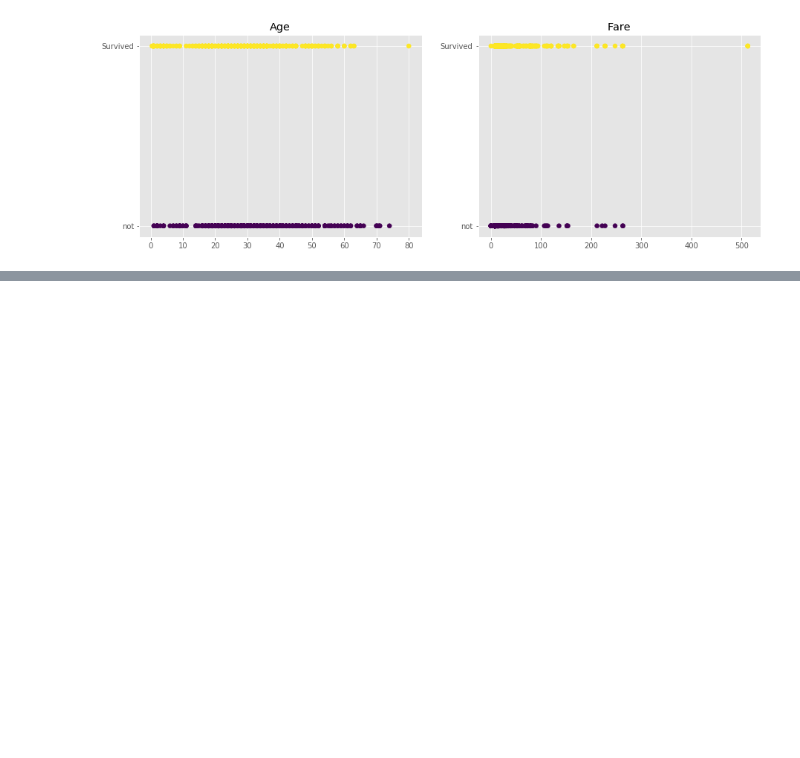
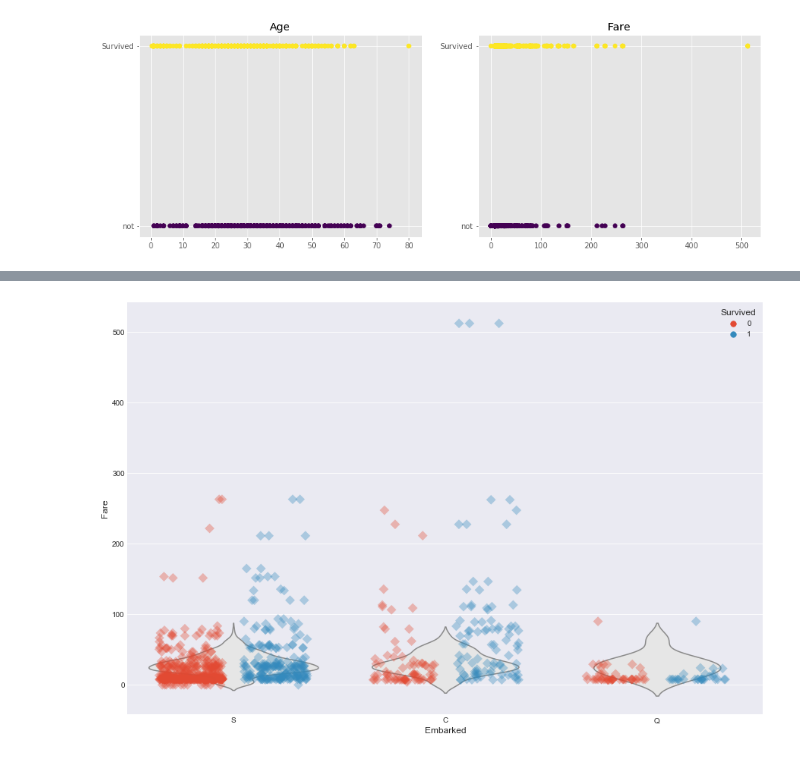
Before and after one commit to DSS-MSY/STUDY, a Jupyter notebook: EDA/titanic/Jee-hun Park EDA titanic.ipynb, the cells around one changed output, grey strips where cells are left out. Cells and saved outputs as stored; diff of their text form; code cells hidden in the pictures; blank space fills up the shorter version.

```diff
--- a/EDA/titanic/Jee-hun Park EDA titanic.ipynb
+++ b/EDA/titanic/Jee-hun Park EDA titanic.ipynb
@@ -113,0 +114,8 @@ plt.show()
+# %%
+plt.figure(figsize=(15, 10))
+sns.violinplot(data=train, x="Embarked", y="Age", inner=None, color=".9")
+sns.stripplot(data=train, x="Embarked", y="Fare",
+              jitter=0.3, hue="Survived", dodge=True, alpha=0.35, marker="D", size=9)
+plt.show()
+# %% [output]
+[figure, added]
```
Also changed, not shown: parts of 8 cells of this notebook.
